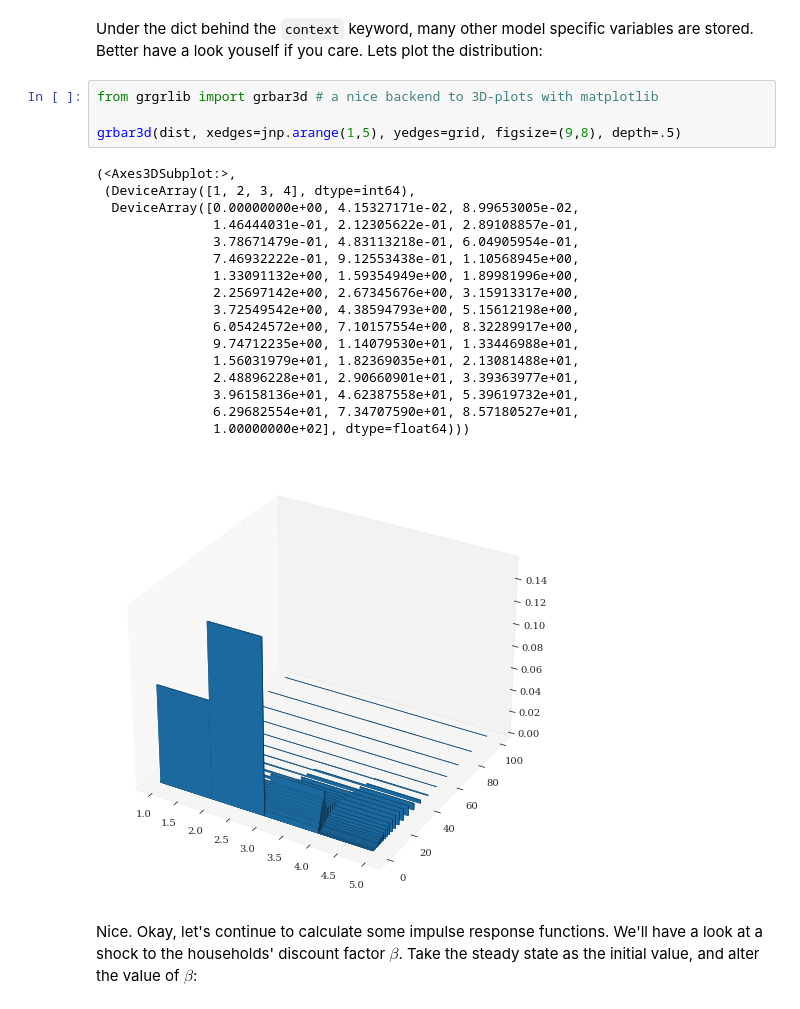
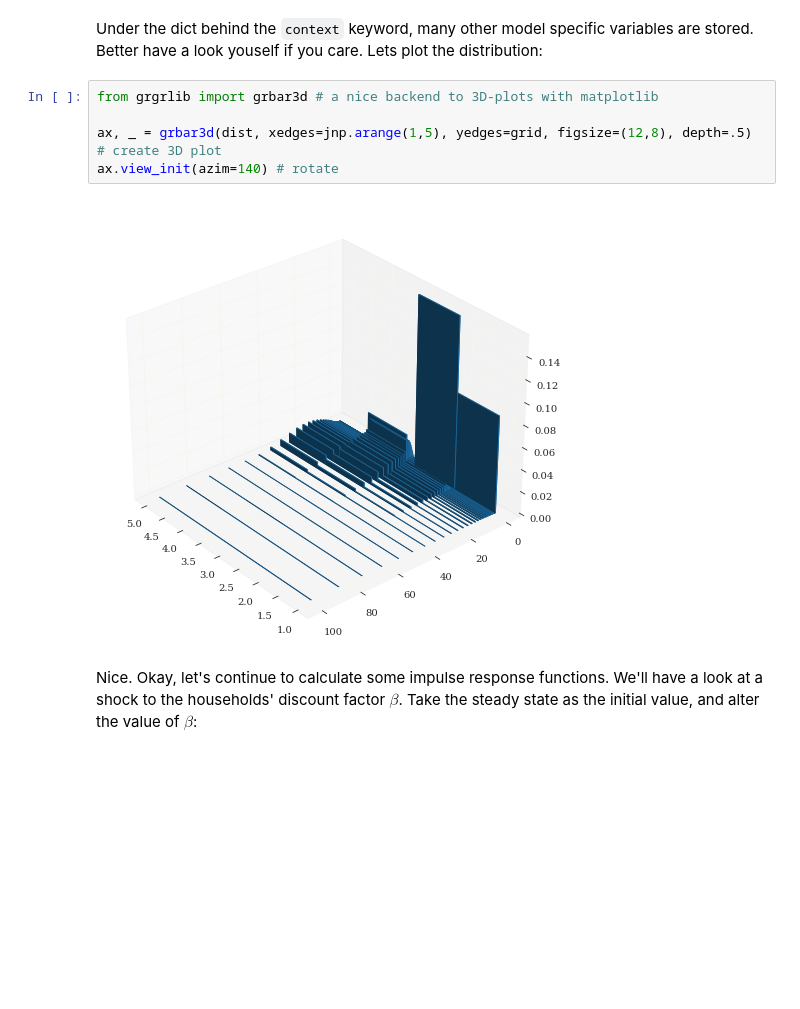
Before and after one commit to gboehl/econpizza, a Jupyter notebook: docs/walkthrough.ipynb, the cells around one changed output. Cells and saved outputs as stored; diff of their text form; blank space fills up the shorter version.

```diff
--- a/docs/walkthrough.ipynb
+++ b/docs/walkthrough.ipynb
@@ -111,25 +112,10 @@ Under the dict behind the `context` keyword, many other model specific variables
 # %%
 from grgrlib import grbar3d # a nice backend to 3D-plots with matplotlib
 
-grbar3d(dist, xedges=jnp.arange(1,5), yedges=grid, figsize=(9,8), depth=.5)
+ax, _ = grbar3d(dist, xedges=jnp.arange(1,5), yedges=grid, figsize=(12,8), depth=.5) # create 3D plot
+ax.view_init(azim=140) # rotate
 # %% [output]
-(<Axes3DSubplot:>,
- (DeviceArray([1, 2, 3, 4], dtype=int64),
-  DeviceArray([0.00000000e+00, 4.15327171e-02, 8.99653005e-02,
-               1.46444031e-01, 2.12305622e-01, 2.89108857e-01,
-               3.78671479e-01, 4.83113218e-01, 6.04905954e-01,
-               7.46932222e-01, 9.12553438e-01, 1.10568945e+00,
-               1.33091132e+00, 1.59354949e+00, 1.89981996e+00,
-               2.25697142e+00, 2.67345676e+00, 3.15913317e+00,
-               3.72549542e+00, 4.38594793e+00, 5.15612198e+00,
-               6.05424572e+00, 7.10157554e+00, 8.32289917e+00,
-               9.74712235e+00, 1.14079530e+01, 1.33446988e+01,
-               1.56031979e+01, 1.82369035e+01, 2.13081488e+01,
-               2.48896228e+01, 2.90660901e+01, 3.39363977e+01,
-               3.96158136e+01, 4.62387558e+01, 5.39619732e+01,
-               6.29682554e+01, 7.34707590e+01, 8.57180527e+01,
-               1.00000000e+02], dtype=float64)))
-[figure, old version]
+[figure, new version]
 # %% [markdown]
 Nice. Okay, let's continue to calculate some impulse response functions. We'll have a look at a shock to the households' discount factor $\beta$. Take the steady state as the initial value, and alter the value of $\beta$:
 # %%
```
Also changed, not shown: parts of 5 cells of this notebook.
